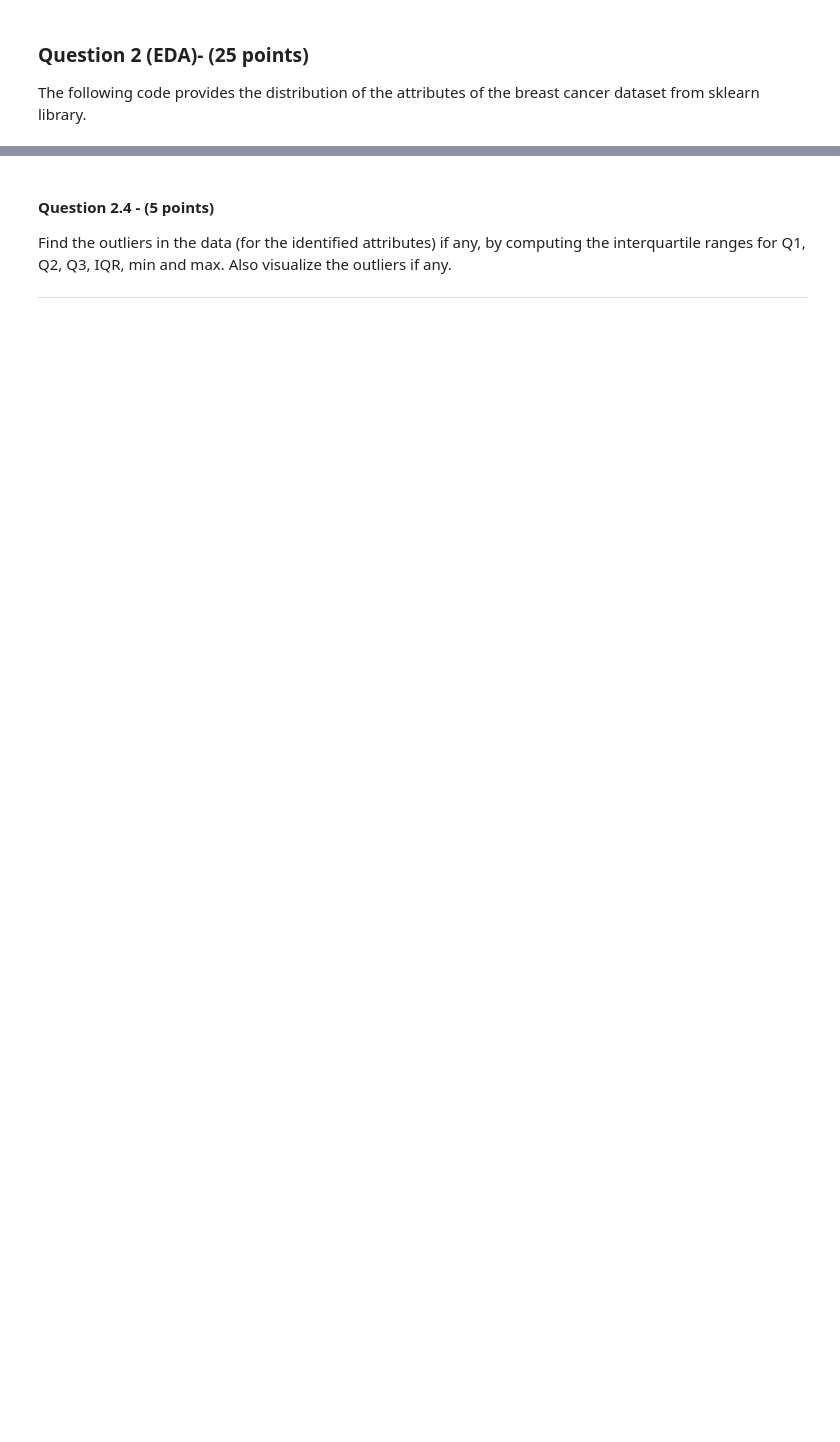
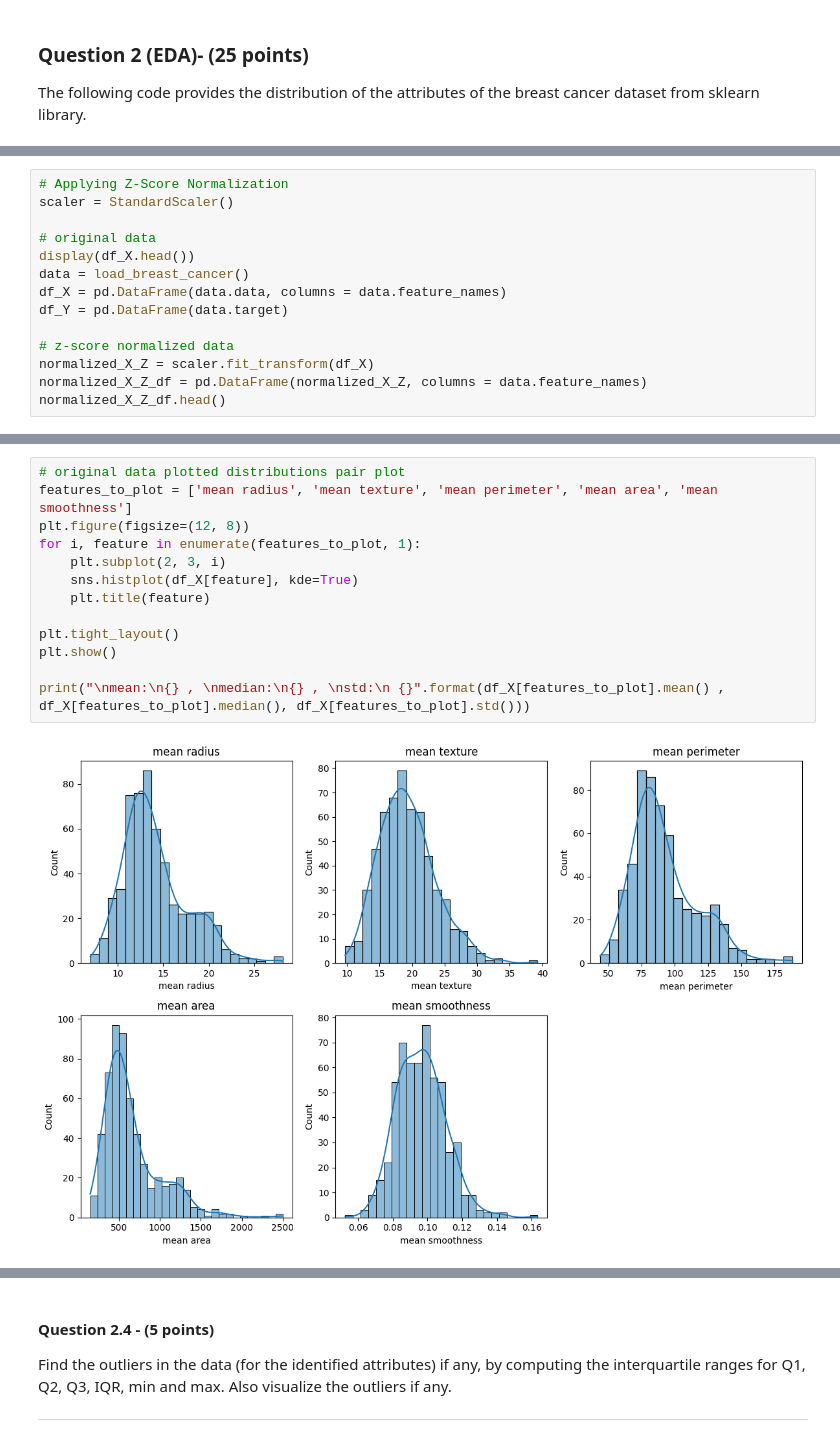
Before and after one commit to ruhanir-dot/Machine-Learning-, a Jupyter notebook: Homework/HW1-WQ26.ipynb, the cells around one changed output, grey strips where cells are left out. Saved outputs shown, nothing was run; the diff lists cells and outputs as text; blank space fills up the shorter version.

```diff
--- a/Homework/HW1-WQ26.ipynb
+++ b/Homework/HW1-WQ26.ipynb
@@ -65,0 +150,14 @@ Apply the Z-score normalization technique on the dataset. You can either develop
+# %%
+# Applying Z-Score Normalization
+scaler = StandardScaler()
+
+# original data
+display(df_X.head())
+data = load_breast_cancer()
+df_X = pd.DataFrame(data.data, columns = data.feature_names)
+df_Y = pd.DataFrame(data.target)
+
+# z-score normalized data
+normalized_X_Z = scaler.fit_transform(df_X)
+normalized_X_Z_df = pd.DataFrame(normalized_X_Z, columns = data.feature_names)
+normalized_X_Z_df.head()
@@ -65,0 +179,15 @@ Apply the Z-score normalization technique on the dataset. You can either develop
+# %%
+# original data plotted distributions pair plot
+features_to_plot = ['mean radius', 'mean texture', 'mean perimeter', 'mean area', 'mean smoothness']
+plt.figure(figsize=(12, 8))
+for i, feature in enumerate(features_to_plot, 1):
+    plt.subplot(2, 3, i)
+    sns.histplot(df_X[feature], kde=True)
+    plt.title(feature)
+
+plt.tight_layout()
+plt.show()
+
+print("\nmean:\n{} , \nmedian:\n{} , \nstd:\n {}".format(df_X[features_to_plot].mean() , df_X[features_to_plot].median(), df_X[features_to_plot].std()))
+# %% [output]
+[figure, added]
```
Also changed, not shown: parts of 46 cells of this notebook, 2 other files.
